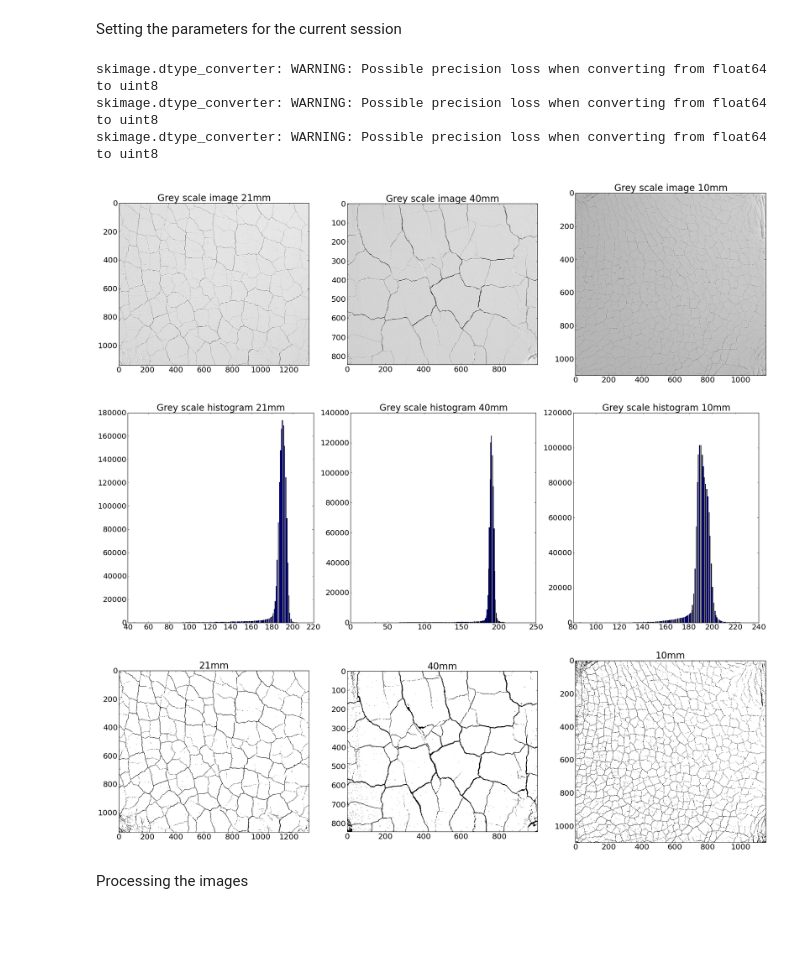
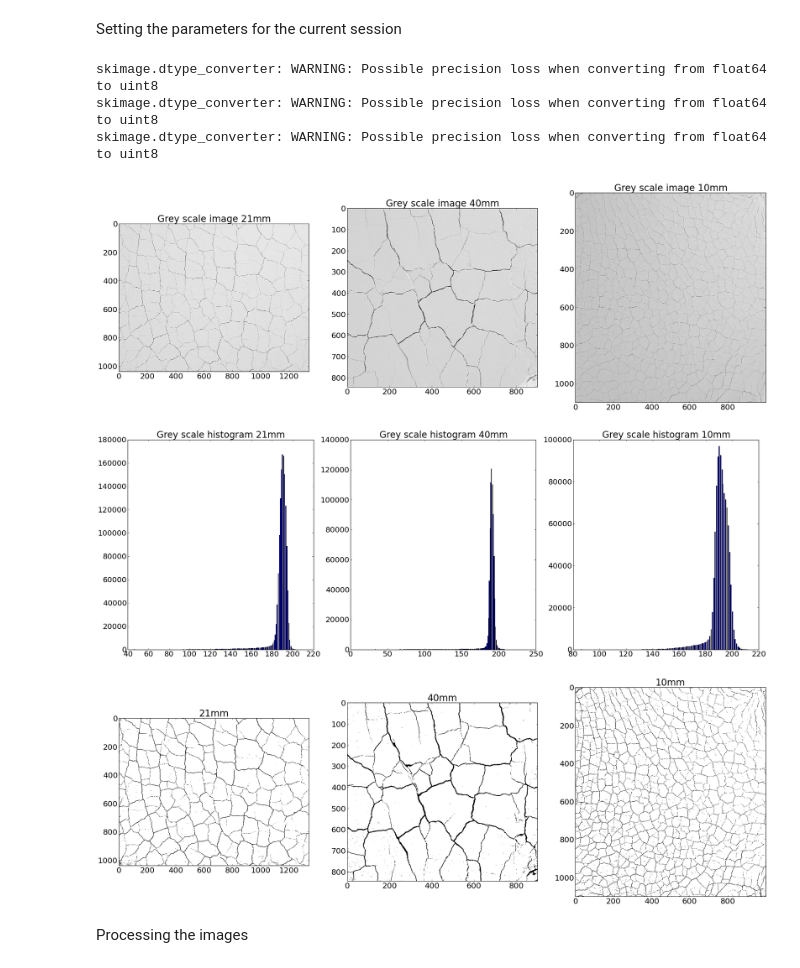
Before and after one commit to jorgehog/notebookCollection, a Jupyter notebook: FlourExperiment.ipynb, the cells around one changed output. Drawn from its saved outputs; the diff is of its cells as text; code cells hidden in the pictures; blank space fills up the shorter version.

```diff
--- a/FlourExperiment.ipynb
+++ b/FlourExperiment.ipynb
@@ -53,9 +53,9 @@ fig2, axes2 = subplots(1, 3, figsize=(30,10))
 
 
 K = 2
-cropBoxAll = {'10mm' : [800, 3000, 1000, 3300],
-              '21mm' : [620, 2900, 1120, 3800],
-              '40mm' : [760, 2450, 1100, 3100]}
+cropBoxAll = {'10mm' : [800, 3000, 1200, 3200],
+              '21mm' : [620, 2700, 1120, 3800],
+              '40mm' : [760, 2450, 1300, 3100]}
 
 rotationAll = {'10mm' : -18,
                '21mm' : -4,
@@ -69,35 +69,35 @@ for experiment, ax, ax2 in zip(subExperiments.keys(), axes, axes2):
 
     images[experiment] = []
 
     rotation, cropBox = rotationAll[experiment], cropBoxAll[experiment]
 
     for imageFile in [imagePaths[-1]]:
 
         image = imread(imageFile, as_grey=True)
 
         if rotation:
             image = ndimage.rotate(image, rotation)
 
         if cropBox:
             image = image[cropBox[0]:cropBox[1], cropBox[2]:cropBox[3]]
 
         image = img_as_ubyte(resize(image, array(image.shape)/K))
 
         images[experiment].append(image)
 
 
     ax.imshow(images[experiment][-1], cmap = cm.gray)
     ax.set_title("Grey scale image " + experiment)
     ax2.hist(images[experiment][-1].flatten(), 256)
     ax2.set_title("Grey scale histogram " + experiment)
 
 show()
 # %% [output]
 skimage.dtype_converter: WARNING: Possible precision loss when converting from float64 to uint8
 skimage.dtype_converter: WARNING: Possible precision loss when converting from float64 to uint8
 skimage.dtype_converter: WARNING: Possible precision loss when converting from float64 to uint8
-[figure, old version]
+[figure, new version]
-[figure, old version]
+[figure, new version]
 # %%
 fig, axes = subplots(1, 3, figsize=(30,10))
 
@@ -114,7 +114,7 @@ for experiment, ax in zip(subExperiments.keys(), axes):
 
 show()
 # %% [output]
-[figure, old version]
+[figure, new version]
 # %% [markdown]
 Processing the images
 # %%
```
Also changed, not shown: parts of 5 cells of this notebook.
